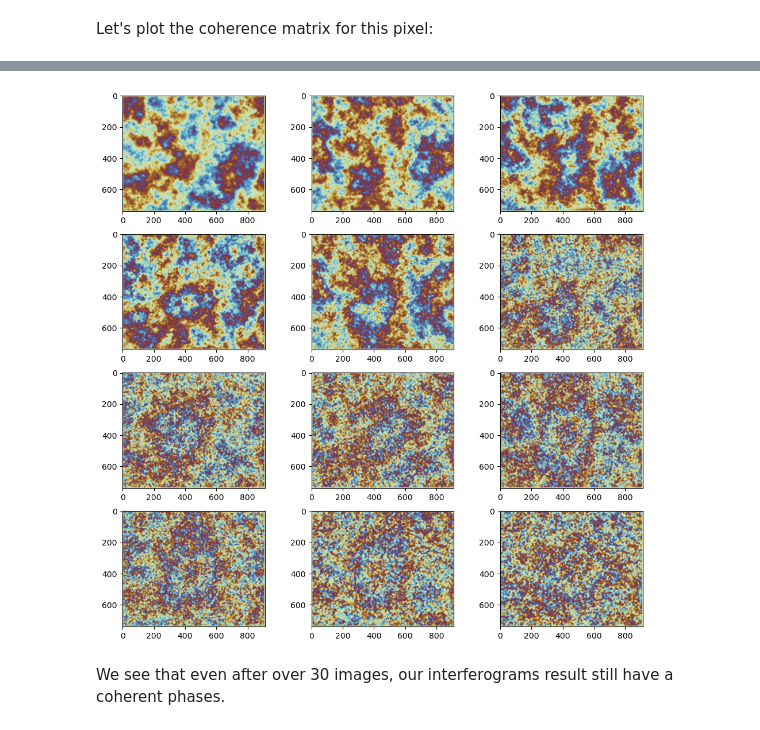
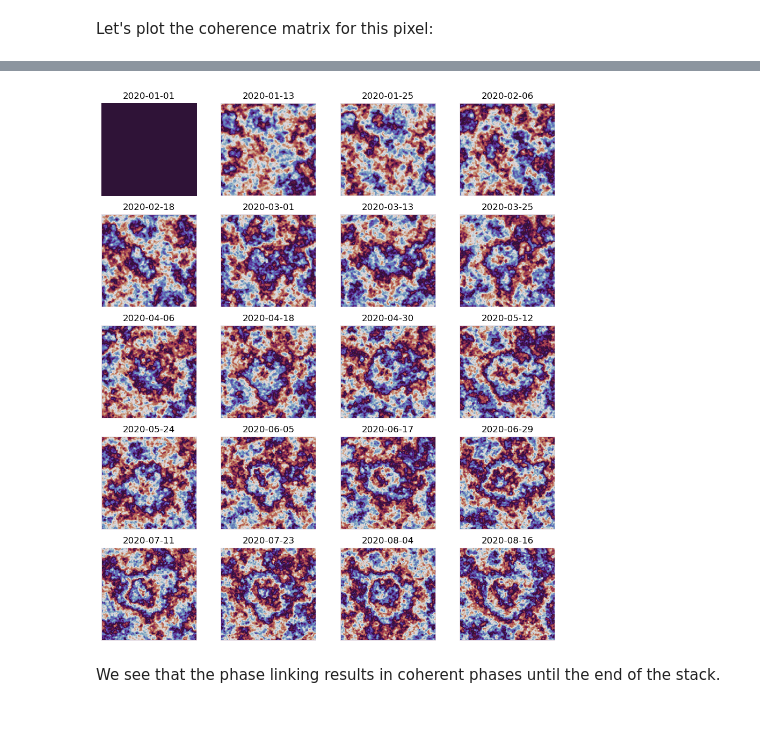
Before and after one commit to isce-framework/dolphin, a Jupyter notebook: docs/notebooks/theory-phase-linking.ipynb, the cells around one changed output, grey strips where cells are left out. Cells and saved outputs as stored; diff of their text form; code cells hidden in the pictures.

Commit message:
Update `theory-phase-linking.ipynb` to be shorter and self-contained

```diff
--- a/docs/notebooks/theory-phase-linking.ipynb
+++ b/docs/notebooks/theory-phase-linking.ipynb
@@ -149,12 +200,11 @@ The `num_samples` is the "number of looks" we perform when making all possible m
 # %%
-nslc = reader.shape[0]
 half_row, half_col = (5, 5)
 
 # Pick a row and column to process
 row, col = 100, 100
-sub_stack = reader[
+sub_stack = all_slc_data[
     :, row - half_row : row + half_row + 1, col - half_col : col + half_col + 1
-].filled(0)
+]
 slc_samples = sub_stack.reshape(nslc, -1)
 print(sub_stack.shape, slc_samples.shape)
 # %% [output]
@@ -353,4 +299,0 @@ print(temp_coh_files)
-# %%
-fig, axes = plt.subplots(ncols=3, figsize=(12, 4))
-for ax, fname in zip(axes, temp_coh_files, strict=False):
-    ax.imshow(io.load_gdal(fname), cmap='viridis', vmax=1, vmin=0)
@@ -376,4 +299,0 @@ print(sim_files)
-# %%
-fig, axes = plt.subplots(ncols=3, figsize=(12, 4))
-for ax, fname in zip(axes, sim_files, strict=False):
-    ax.imshow(io.load_gdal(fname), cmap='viridis', vmax=1, vmin=0)
@@ -397,0 +300,16 @@ print(ifg_files[:4], len(ifg_files))
+# %%
+output = np.zeros((nslc, nrows, ncols), dtype="float32")
+# We could do index arithmetic to skip outputs and speed it up greatly:
+# for row in range(half_row, (nrows - half_row)//skip_every, skip_every):
+# for col in range(half_col, (ncols - half_col)//skip_every, skip_every):
+# For now, just run at full output posting
+
+for row in range(half_row, output.shape[1] - half_row):
+    for col in range(half_col, output.shape[2] - half_col):
+        cur_stack = all_slc_data[
+            :, row - half_row : row + half_row + 1, col - half_col : col + half_col + 1
+        ]
+        cur_coherence = compute_sample_coherence(cur_stack.reshape(nslc, -1))
+        cur_output = link_phases_evd(cur_coherence)
+
+        output[:, row, col] = cur_output
@@ -398,5 +339,7 @@ print(ifg_files[:4], len(ifg_files))
 # %%
-fig, axes = plt.subplots(ncols=3, nrows=4, figsize=(12, 12))
-for ax, fname in zip(axes.ravel(), ifg_files[::3], strict=False):
-    ax.imshow(np.angle(io.load_gdal(fname)), cmap='cmc.romaO')
+fig, axes = plt.subplots(ncols=4, nrows=5, figsize=(11, 13))
+for ax, d, phase in zip(axes.ravel(), synth_config.datetimes, output, strict=False):
+    ax.imshow(phase, cmap="twilight_shifted", interpolation="nearest")
+    ax.set_title(d.strftime("%Y-%m-%d"))
+    ax.set_axis_off()
 # %% [output]
@@ -403,3 +347,3 @@ for ax, fname in zip(axes.ravel(), ifg_files[::3], strict=False):
-[figure, old version]
+[figure, new version]
 # %% [markdown]
-We see that even after over 30 images, our interferograms result still have a coherent phases.
+We see that the phase linking results in coherent phases until the end of the stack.
```
Also changed, not shown: parts of 46 cells of this notebook.
